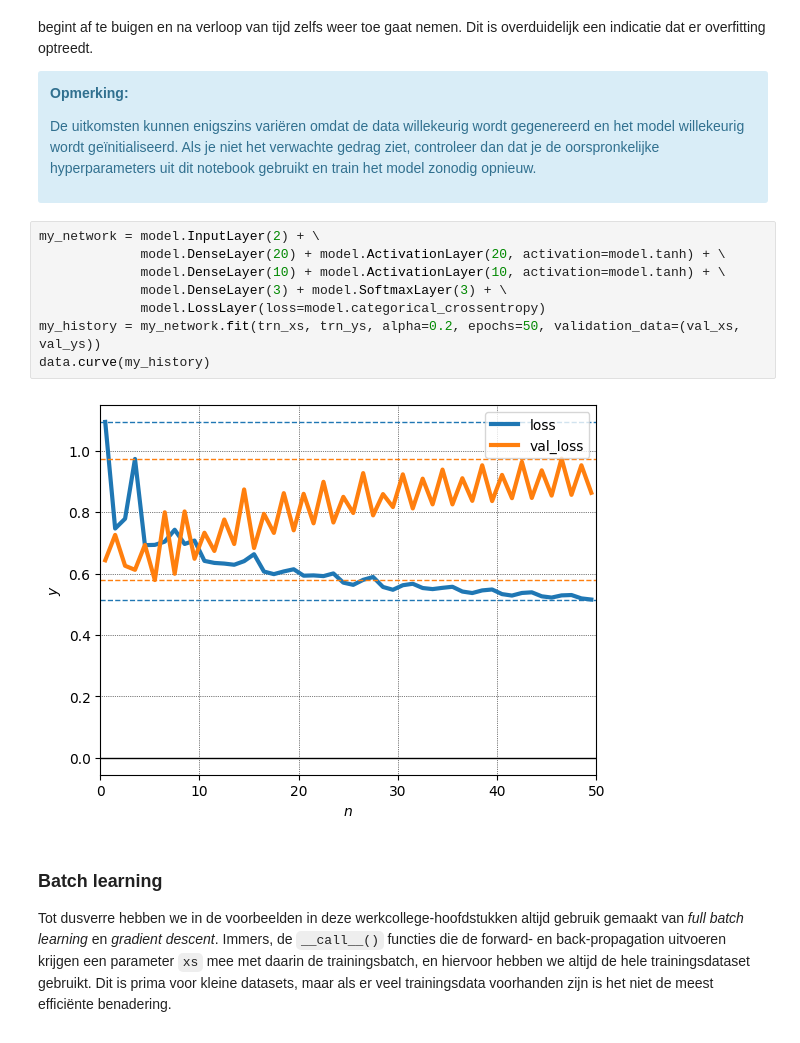
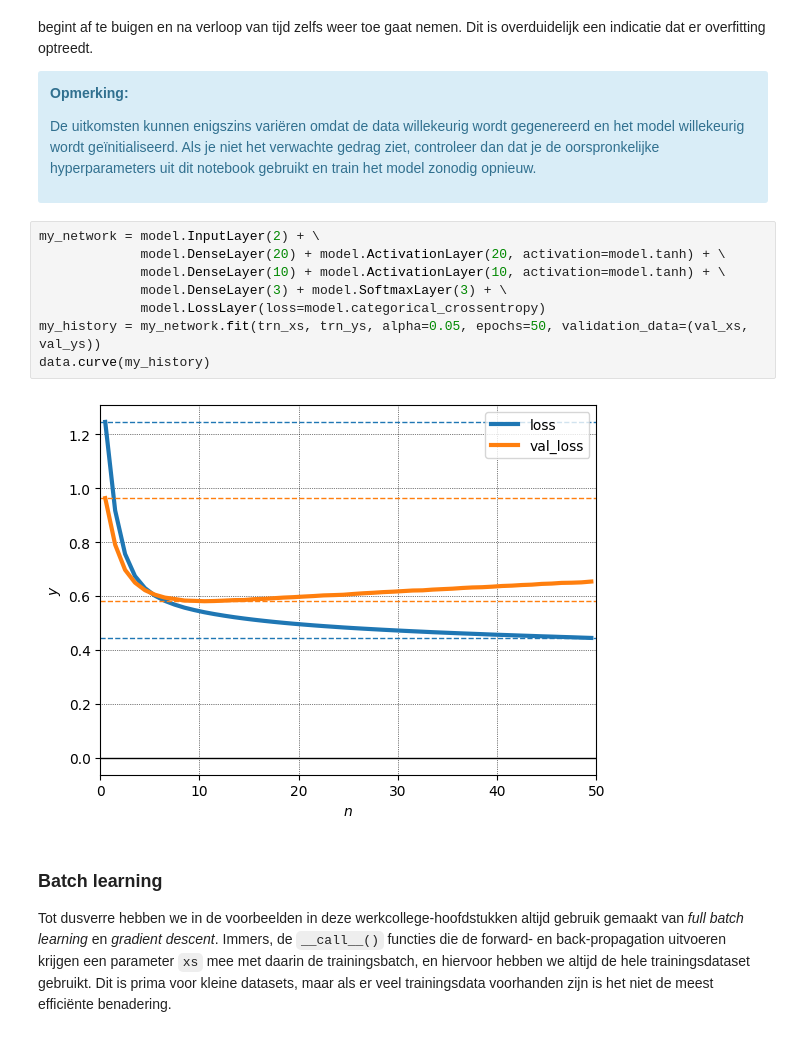
Before and after one commit to LukaStein/Minor_Advanced_Datamining, a Jupyter notebook: AdvancedDataMining/H5/Werkcollege_v2324-H56.ipynb, the cells around one changed output. Saved outputs shown, nothing was run; the diff lists cells and outputs as text.

```diff
--- a/AdvancedDataMining/H5/Werkcollege_v2324-H56.ipynb
+++ b/AdvancedDataMining/H5/Werkcollege_v2324-H56.ipynb
@@ -168,13 +168,13 @@ De uitkomsten kunnen enigszins variëren omdat de data willekeurig wordt gegener
 # %%
 my_network = model.InputLayer(2) + \
              model.DenseLayer(20) + model.ActivationLayer(20, activation=model.tanh) + \
              model.DenseLayer(10) + model.ActivationLayer(10, activation=model.tanh) + \
              model.DenseLayer(3) + model.SoftmaxLayer(3) + \
              model.LossLayer(loss=model.categorical_crossentropy)
-my_history = my_network.fit(trn_xs, trn_ys, alpha=0.2, epochs=50, validation_data=(val_xs, val_ys))
+my_history = my_network.fit(trn_xs, trn_ys, alpha=0.05, epochs=50, validation_data=(val_xs, val_ys))
 data.curve(my_history)
 # %% [output]
-[figure, old version]
+[figure, new version]
 # %% [markdown]
 ### <a id='Batch_learning'>Batch learning</a>
 
```
Also changed, not shown: parts of 19 cells of this notebook, 6 other files.
